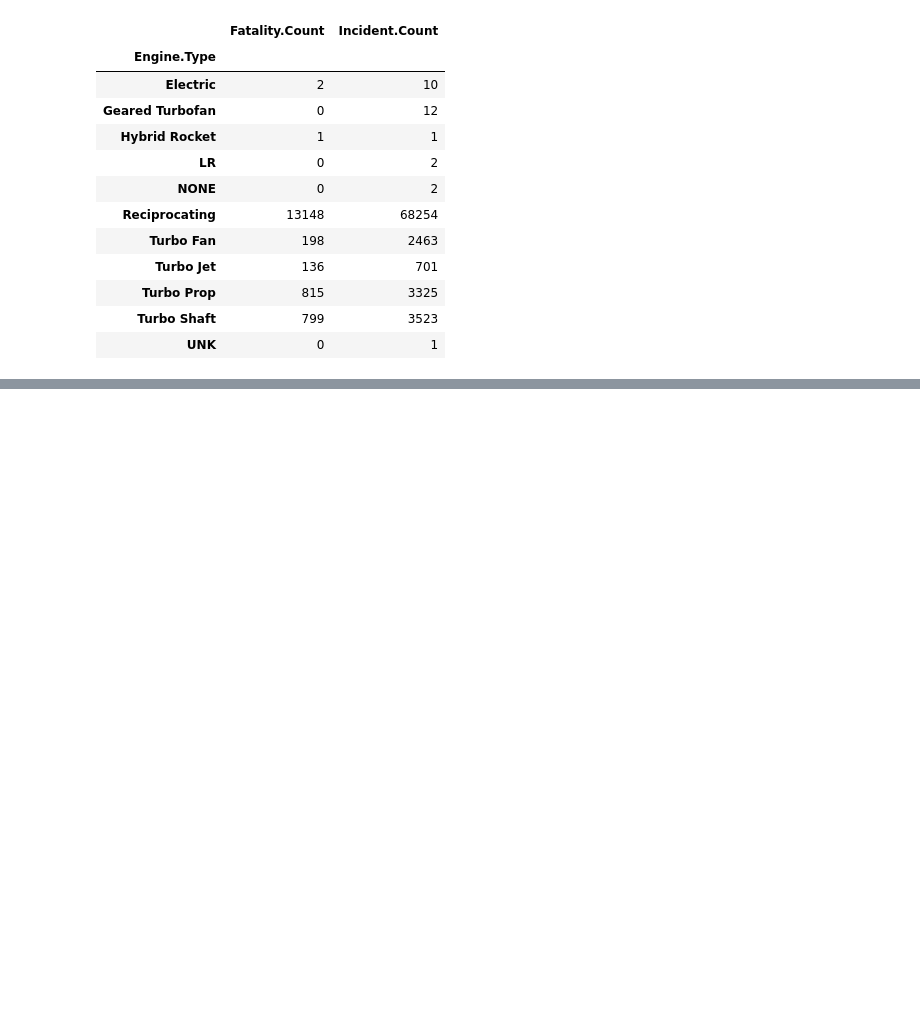
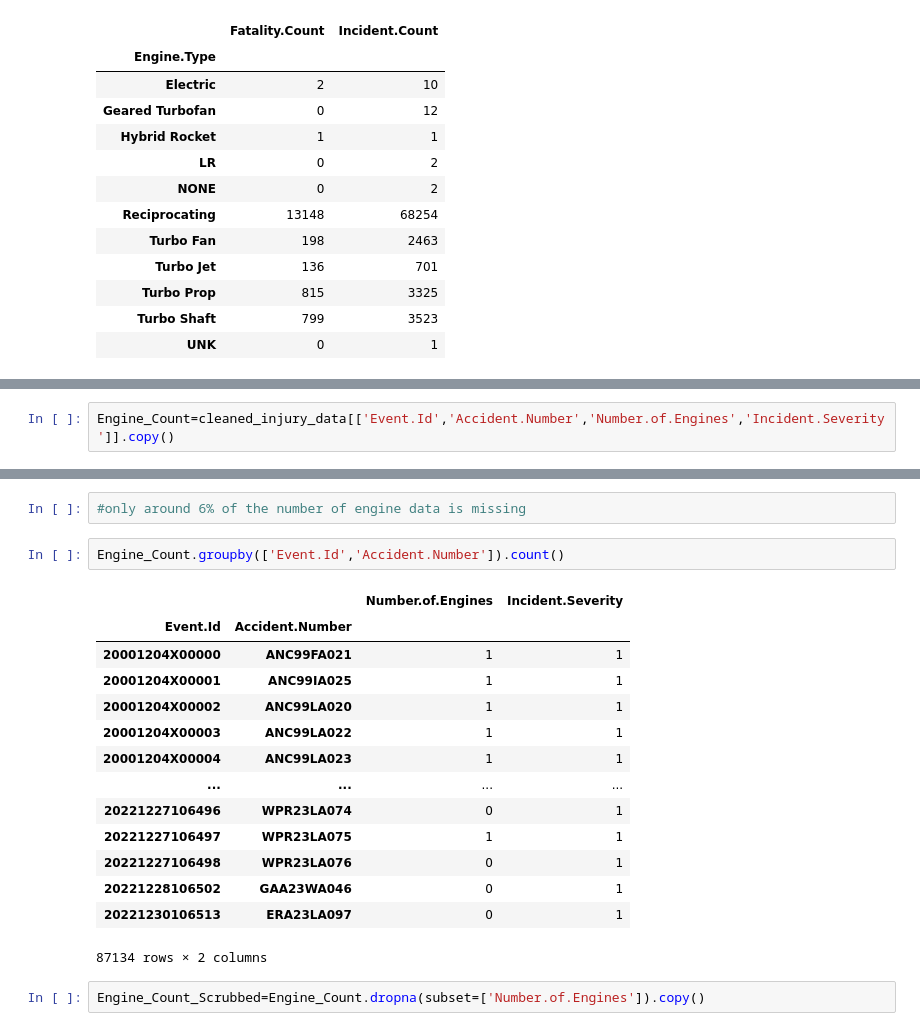
Before and after one commit to AndrewReusche/dsc-phase-1-project-v3, a Jupyter notebook: student.ipynb, the cells around one changed output, grey strips where cells are left out. Saved outputs shown, nothing was run; the diff lists cells and outputs as text; blank space fills up the shorter version.

Commit message:
created Number of Engine Analysis Dataframe

```diff
--- a/student.ipynb
+++ b/student.ipynb
@@ -988,0 +998,2 @@ Engine_Fatality_Analysis
+# %%
+Engine_Count=cleaned_injury_data[['Event.Id','Accident.Number','Number.of.Engines','Incident.Severity']].copy()
@@ -988,0 +1023,21 @@ Engine_Fatality_Analysis
+# %%
+#only around 6% of the number of engine data is missing
+# %%
+Engine_Count.groupby(['Event.Id','Accident.Number']).count()
+# %% [output]
+|  |  | Number.of.Engines | Incident.Severity |
+| Event.Id | Accident.Number |  |  |
+| 20001204X00000 | ANC99FA021 | 1 | 1 |
+| 20001204X00001 | ANC99IA025 | 1 | 1 |
+| 20001204X00002 | ANC99LA020 | 1 | 1 |
+| 20001204X00003 | ANC99LA022 | 1 | 1 |
+| 20001204X00004 | ANC99LA023 | 1 | 1 |
+| ... | ... | ... | ... |
+| 20221227106496 | WPR23LA074 | 0 | 1 |
+| 20221227106497 | WPR23LA075 | 1 | 1 |
+| 20221227106498 | WPR23LA076 | 0 | 1 |
+| 20221228106502 | GAA23WA046 | 0 | 1 |
+| 20221230106513 | ERA23LA097 | 0 | 1 |
+87134 rows × 2 columns
+# %%
+Engine_Count_Scrubbed=Engine_Count.dropna(subset=['Number.of.Engines']).copy()
```
Also changed, not shown: parts of 20 cells of this notebook.
